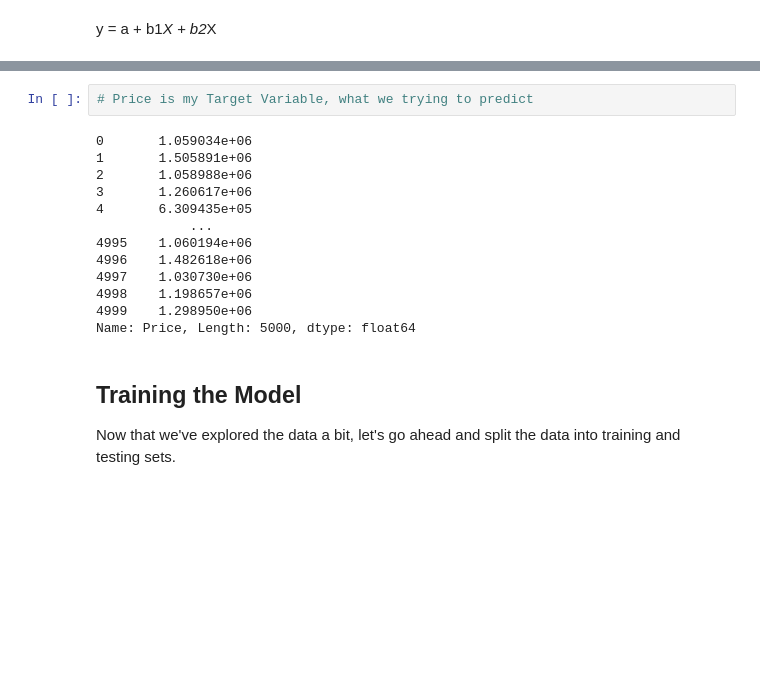
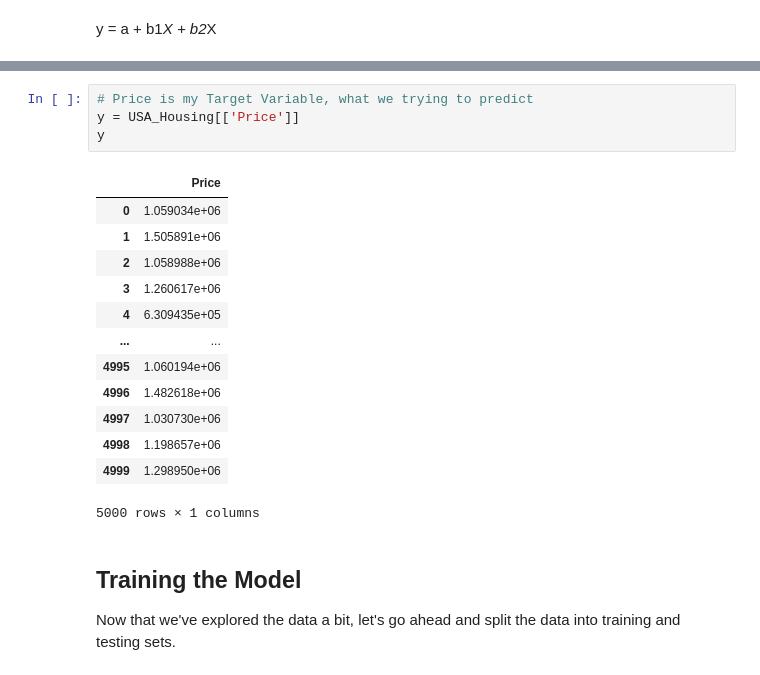
Before and after one commit to marcusRB/thebridge_ft_nov21, a Jupyter notebook: 4-Machine_Learning/1-Supervisado/1-Linear_Regression/1_usa-housing-linear-regression.ipynb, the cells around one changed output, grey strips where cells are left out. Cells and saved outputs as stored; diff of their text form; blank space fills up the shorter version.

```diff
--- a/4-Machine_Learning/1-Supervisado/1-Linear_Regression/1_usa-housing-linear-regression.ipynb
+++ b/4-Machine_Learning/1-Supervisado/1-Linear_Regression/1_usa-housing-linear-regression.ipynb
@@ -126,18 +135,21 @@ y = a + b1*X + b2*X
 # %%
 # Price is my Target Variable, what we trying to predict
+y = USA_Housing[['Price']]
+y
 # %% [output]
+|  | Price |
+| 0 | 1.059034e+06 |
+| 1 | 1.505891e+06 |
+| 2 | 1.058988e+06 |
+| 3 | 1.260617e+06 |
+| 4 | 6.309435e+05 |
+| ... | ... |
+| 4995 | 1.060194e+06 |
+| 4996 | 1.482618e+06 |
+| 4997 | 1.030730e+06 |
+| 4998 | 1.198657e+06 |
+| 4999 | 1.298950e+06 |
-0       1.059034e+06
-1       1.505891e+06
-2       1.058988e+06
-3       1.260617e+06
-4       6.309435e+05
-            ...
-4995    1.060194e+06
-4996    1.482618e+06
-4997    1.030730e+06
-4998    1.198657e+06
-4999    1.298950e+06
-Name: Price, Length: 5000, dtype: float64
+5000 rows × 1 columns
 # %% [markdown]
 ## **Training the Model**
 
```
Also changed, not shown: parts of 33 cells of this notebook.
